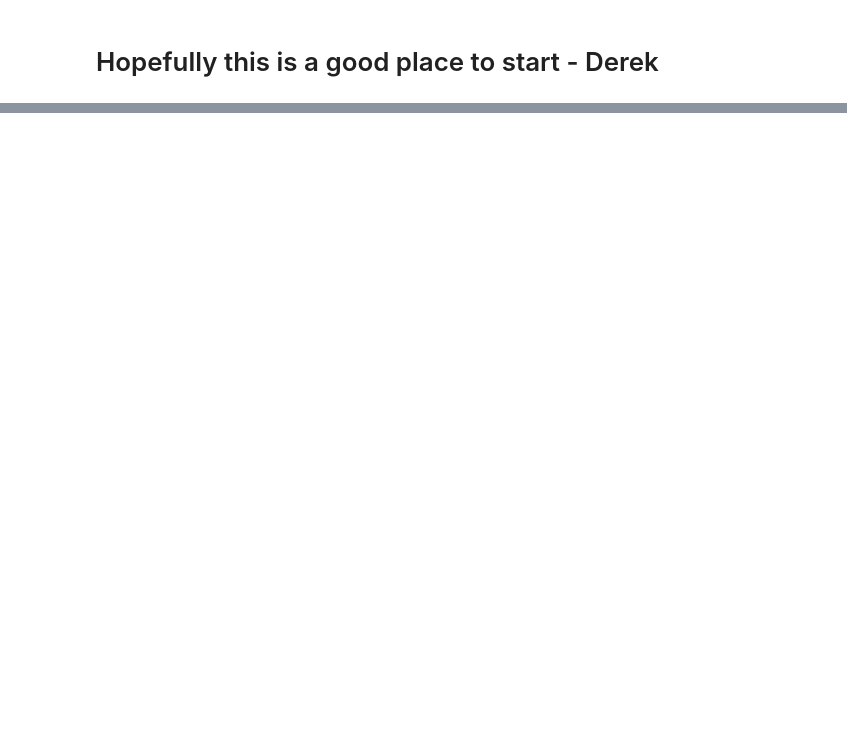
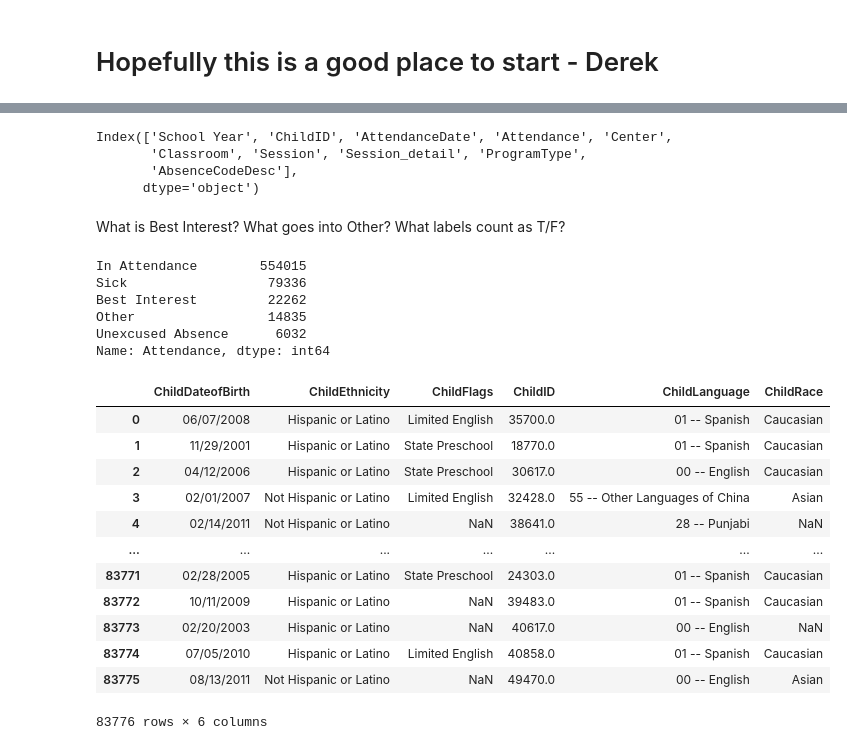
Before and after one commit to tangderek-702/kidango_dss, a Jupyter notebook: Sandbox.ipynb, the cells around one changed output, grey strips where cells are left out. Cells and saved outputs as stored; diff of their text form; code cells hidden in the pictures; blank space fills up the shorter version.

```diff
--- a/Sandbox.ipynb
+++ b/Sandbox.ipynb
@@ -20,0 +32,34 @@ pd.read_csv('18-19 attendance master.csv')
+# %%
+attendance_18_19.columns
+# %% [output]
+Index(['School Year', 'ChildID', 'AttendanceDate', 'Attendance', 'Center',
+       'Classroom', 'Session', 'Session_detail', 'ProgramType',
+       'AbsenceCodeDesc'],
+      dtype='object')
+# %% [markdown]
+What is Best Interest? What goes into Other? What labels count as T/F?
+# %%
+attendance_18_19["Attendance"].value_counts()
+# %% [output]
+In Attendance        554015
+Sick                  79336
+Best Interest         22262
+Other                 14835
+Unexcused Absence      6032
+Name: Attendance, dtype: int64
+# %%
+demog
+# %% [output]
+|  | ChildDateofBirth | ChildEthnicity | ChildFlags | ChildID | ChildLanguage | ChildRace |
+| 0 | 06/07/2008 | Hispanic or Latino | Limited English | 35700.0 | 01 -- Spanish | Caucasian |
+| 1 | 11/29/2001 | Hispanic or Latino | State Preschool | 18770.0 | 01 -- Spanish | Caucasian |
+| 2 | 04/12/2006 | Hispanic or Latino | State Preschool | 30617.0 | 00 -- English | Caucasian |
+| 3 | 02/01/2007 | Not Hispanic or Latino | Limited English | 32428.0 | 55 -- Other Languages of China | Asian |
+| 4 | 02/14/2011 | Not Hispanic or Latino | NaN | 38641.0 | 28 -- Punjabi | NaN |
+| ... | ... | ... | ... | ... | ... | ... |
+| 83771 | 02/28/2005 | Hispanic or Latino | State Preschool | 24303.0 | 01 -- Spanish | Caucasian |
+| 83772 | 10/11/2009 | Hispanic or Latino | NaN | 39483.0 | 01 -- Spanish | Caucasian |
+| 83773 | 02/20/2003 | Hispanic or Latino | NaN | 40617.0 | 00 -- English | NaN |
+| 83774 | 07/05/2010 | Hispanic or Latino | Limited English | 40858.0 | 01 -- Spanish | Caucasian |
+| 83775 | 08/13/2011 | Not Hispanic or Latino | NaN | 49470.0 | 00 -- English | Asian |
+83776 rows × 6 columns
```
Also changed, not shown: parts of 18 cells of this notebook.
